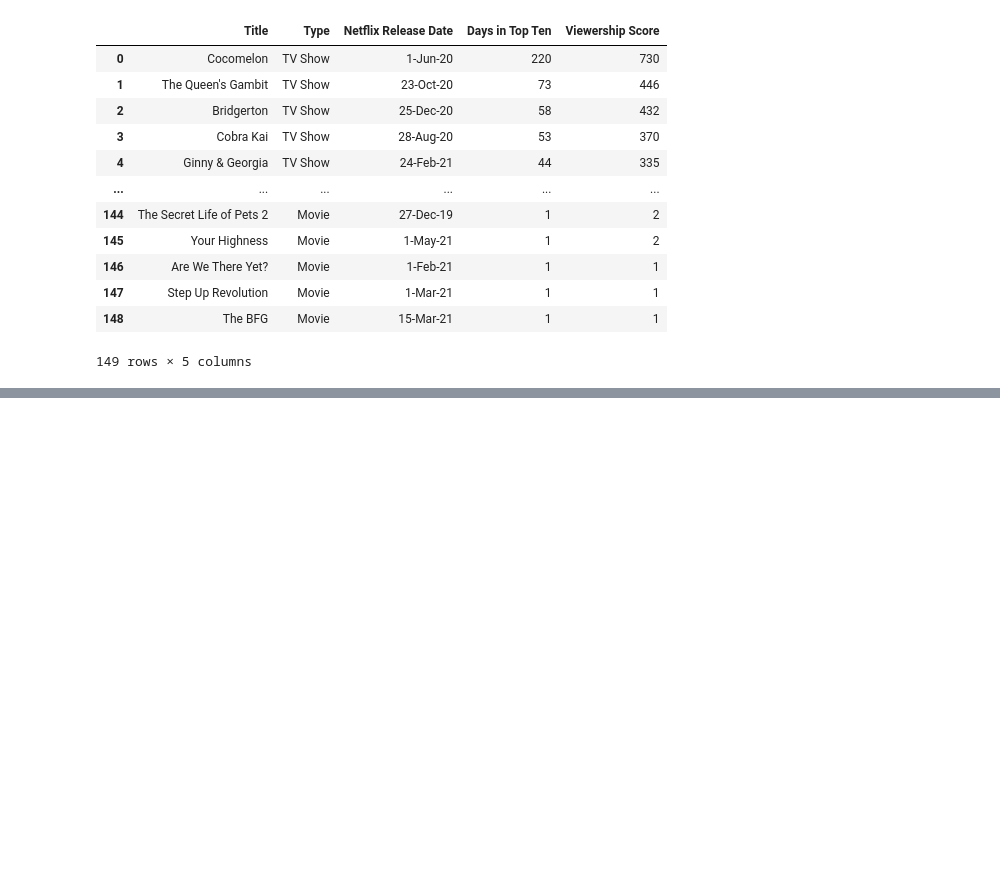
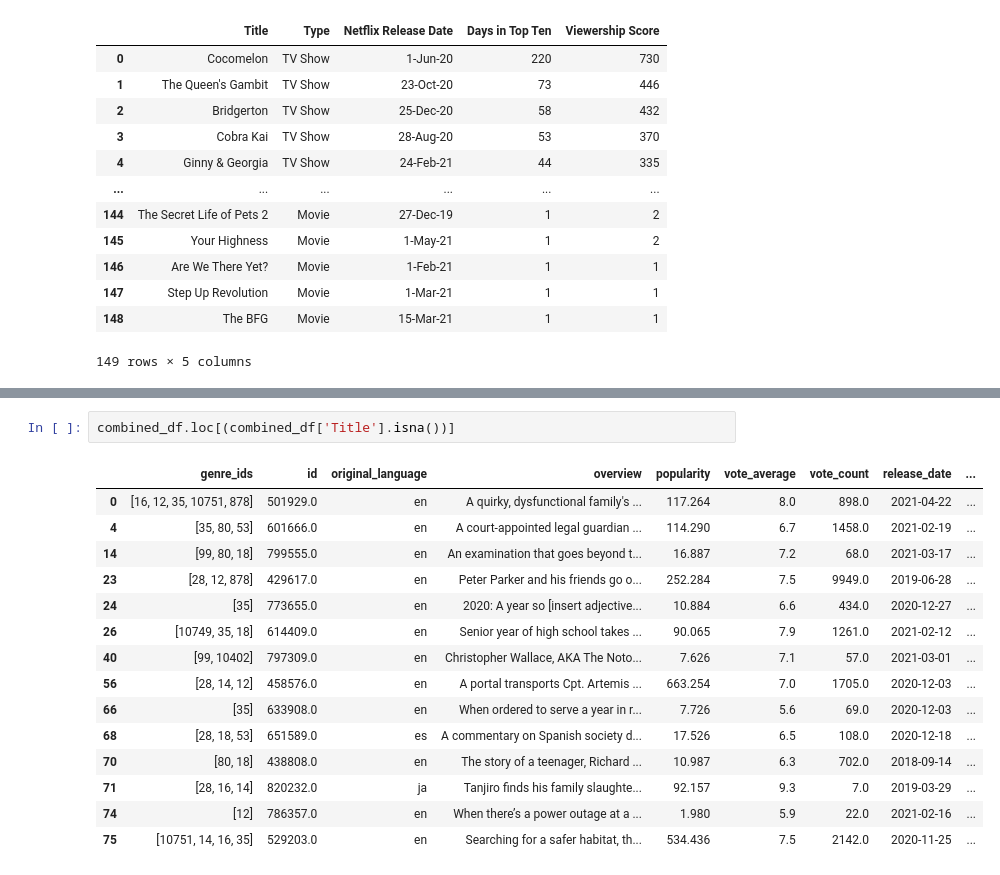
Before and after one commit to zelda4669/movie-data-analysis, a Jupyter notebook: API Calls.ipynb, the cells around one changed output, grey strips where cells are left out. Drawn from its saved outputs; the diff is of its cells as text; blank space fills up the shorter version.

```diff
--- a/API Calls.ipynb
+++ b/API Calls.ipynb
@@ -125,0 +245,18 @@ float
+# %%
+combined_df.loc[(combined_df['Title'].isna())]
+# %% [output]
+|  | genre_ids | id | original_language | overview | popularity | vote_average | vote_count | release_date | ... |
+| 0 | [16, 12, 35, 10751, 878] | 501929.0 | en | A quirky, dysfunctional family's ... | 117.264 | 8.0 | 898.0 | 2021-04-22 | ... |
+| 4 | [35, 80, 53] | 601666.0 | en | A court-appointed legal guardian ... | 114.290 | 6.7 | 1458.0 | 2021-02-19 | ... |
+| 14 | [99, 80, 18] | 799555.0 | en | An examination that goes beyond t... | 16.887 | 7.2 | 68.0 | 2021-03-17 | ... |
+| 23 | [28, 12, 878] | 429617.0 | en | Peter Parker and his friends go o... | 252.284 | 7.5 | 9949.0 | 2019-06-28 | ... |
+| 24 | [35] | 773655.0 | en | 2020: A year so [insert adjective... | 10.884 | 6.6 | 434.0 | 2020-12-27 | ... |
+| 26 | [10749, 35, 18] | 614409.0 | en | Senior year of high school takes ... | 90.065 | 7.9 | 1261.0 | 2021-02-12 | ... |
+| 40 | [99, 10402] | 797309.0 | en | Christopher Wallace, AKA The Noto... | 7.626 | 7.1 | 57.0 | 2021-03-01 | ... |
+| 56 | [28, 14, 12] | 458576.0 | en | A portal transports Cpt. Artemis ... | 663.254 | 7.0 | 1705.0 | 2020-12-03 | ... |
+| 66 | [35] | 633908.0 | en | When ordered to serve a year in r... | 7.726 | 5.6 | 69.0 | 2020-12-03 | ... |
+| 68 | [28, 18, 53] | 651589.0 | es | A commentary on Spanish society d... | 17.526 | 6.5 | 108.0 | 2020-12-18 | ... |
+| 70 | [80, 18] | 438808.0 | en | The story of a teenager, Richard ... | 10.987 | 6.3 | 702.0 | 2018-09-14 | ... |
+| 71 | [28, 16, 14] | 820232.0 | ja | Tanjiro finds his family slaughte... | 92.157 | 9.3 | 7.0 | 2019-03-29 | ... |
+| 74 | [12] | 786357.0 | en | When there’s a power outage at a ... | 1.980 | 5.9 | 22.0 | 2021-02-16 | ... |
+| 75 | [10751, 14, 16, 35] | 529203.0 | en | Searching for a safer habitat, th... | 534.436 | 7.5 | 2142.0 | 2020-11-25 | ... |
```
Also changed, not shown: parts of 48 cells of this notebook, 22 other files.
